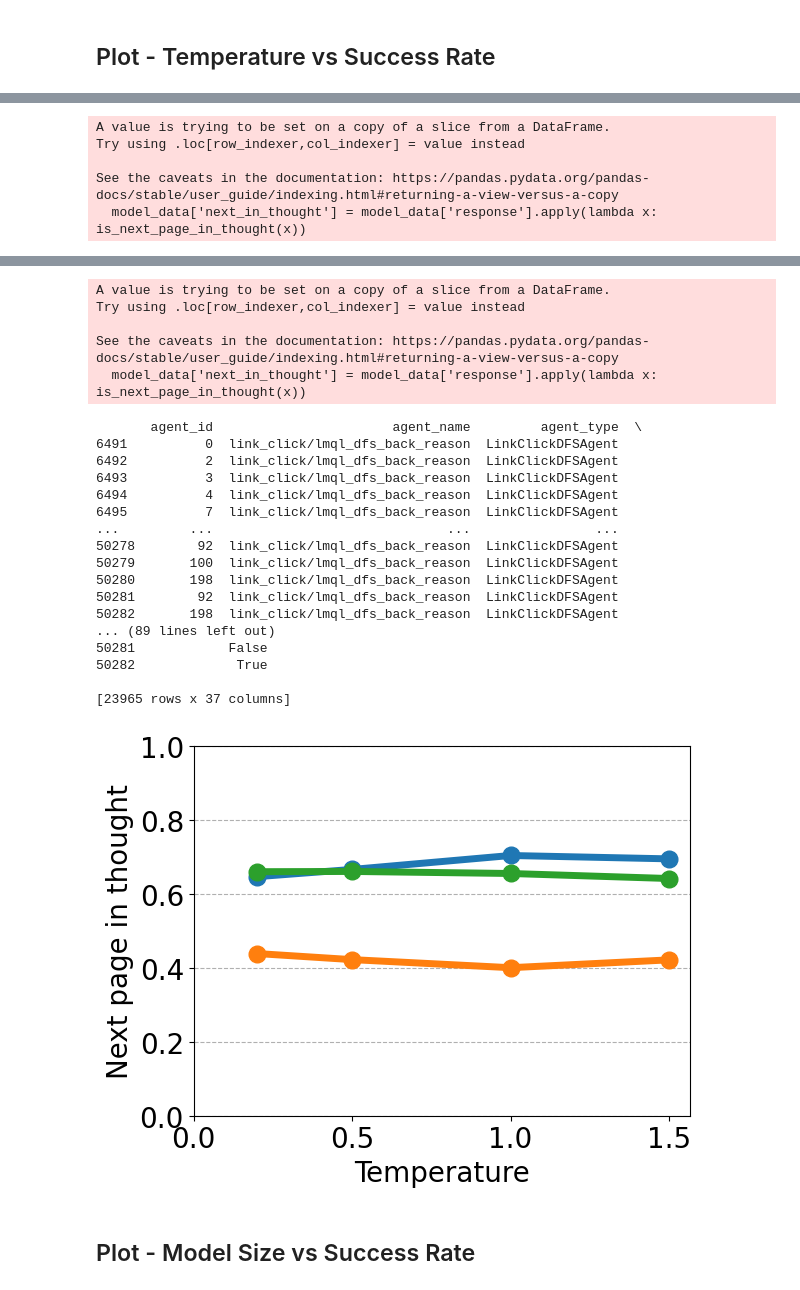
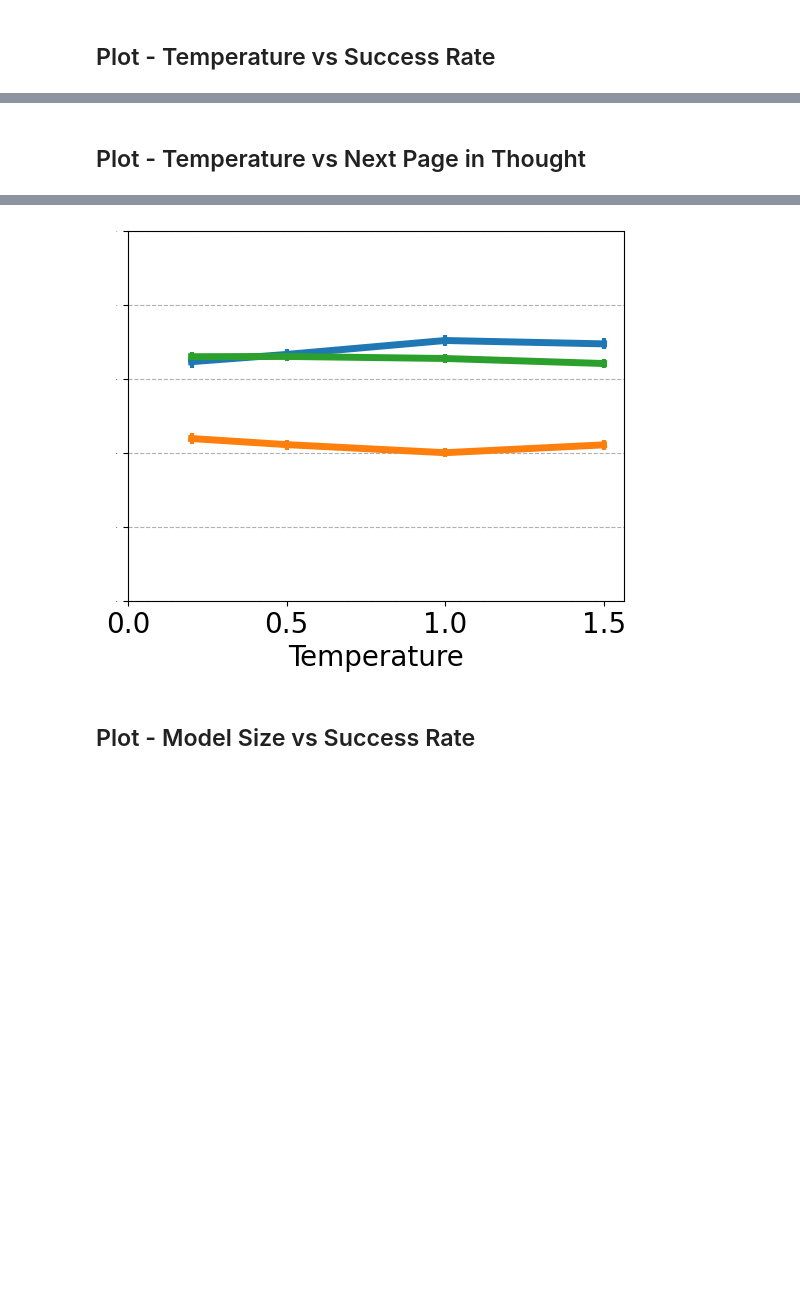
Before and after one commit to au-clan/WikiAgent, a Jupyter notebook: src/notebooks/data_analysis.ipynb, the cells around one changed output, grey strips where cells are left out. Saved outputs shown, nothing was run; the diff lists cells and outputs as text; code cells hidden in the pictures; blank space fills up the shorter version.

Commit message:
more data analysis

```diff
--- a/src/notebooks/data_analysis.ipynb
+++ b/src/notebooks/data_analysis.ipynb
@@ -176,6 +202,7 @@ print(all_runs_df.columns)
       dtype='object')
 # %%
 success_df = all_runs_df.query("is_finished==True").groupby(['model.model_name', 'agent.fewshot', 'agent.agent_name', 'prompting']).agg({'success':'mean'}).reset_index()
+success_df['error'] = 1.96*all_runs_df.query("is_finished==True").groupby(['model.model_name', 'agent.fewshot', 'agent.agent_name', 'prompting']).agg({'success':'sem'}).reset_index()['success']
 
 # Get unique model names and prompting types
 # order the models by unconstrained success
@@ -202,7 +229,7 @@ for i, model in enumerate(models):
     if model=='gpt-3.5-turbo-1106':
         # only plot the unconstrained
         positions = np.arange(1)
-    plt.bar(positions + i * barWidth, model_data['success'], width=barWidth, edgecolor='grey', label=model_names[i])
+    plt.bar(positions + i * barWidth, model_data['success'], yerr=model_data['error'], width=barWidth, edgecolor='grey', label=model_names[i])
 
 # Add features to the plot
 plt.xlabel('Decoding Type', fontsize=fontsize)
@@ -327,6 +386,8 @@ print(all_runs_df.columns)
       dtype='object')
 # %%
-success_df = all_runs_df.query("is_finished==True").groupby(['model.model_name', 'agent.fewshot', 'agent.agent_name', 'prompting']).agg({'success':'mean'}).reset_index()
+success_df = all_runs_df.query("is_finished==True").groupby(['model.model_name', 'agent.fewshot', 'agent.agent_name', 'prompting']).agg({'success':['mean', 'sem']}).reset_index()
+success_df['error'] = success_df['success']['sem']*1.96
+
 
 # Visual settings
 fontsize=25
@@ -353,7 +414,9 @@ for i, model in enumerate(models):
     model_data = success_df[success_df['model.model_name'] == model]
     for j,prompting_type in enumerate(prompting_types):
         model_data_prompting = model_data[model_data['prompting'] == prompting_type]
-        ax.plot(model_data_prompting['agent.fewshot'], model_data_prompting['success'], label=prompting_type_names[j], marker='o', markersize=markersize, linewidth=linewidth)
+        # ax.plot(model_data_prompting['agent.fewshot'], model_data_prompting['success'], label=prompting_type_names[j], marker='o', markersize=markersize, linewidth=linewidth)
+        # plot error bars
+        ax.errorbar(model_data_prompting['agent.fewshot'], model_data_prompting['success']['mean'], yerr=model_data_prompting['error'], label=prompting_type_names[j],markersize=markersize, linewidth=linewidth, elinewidth=linewidth-2)
 
     ax.set_xlabel('Few-shot', fontsize=fontsize)
     if i == 0:
@@ -400,7 +463,9 @@ folders += [folder for folder in glob(os.path.join(LOGS_PATH, "multiruns/hyper_1
 folders += [folder for folder in glob(os.path.join(LOGS_PATH, "multiruns/hyper_1_2/2023-12-18_19-03-33/*/"))] #llama 7b const
 folders += [folder for folder in glob(os.path.join(LOGS_PATH, "multiruns/hyper_2/2023-12-21_10-44-46/*/"))] #llama 13b const
 
-
+fontsize=15
+linewidth=4
+markersize=12
 
 identifiers = ['model.model_name','agent.fewshot','agent.agent_name']
 
@@ -429,12 +494,8 @@ for i, model in enumerate(models):
     # a series of booleans, each boolean is whether the next page is in the thought
     model_data['next_in_thought'] = model_data['response'].apply(lambda x: is_next_page_in_thought(x))
 
-    # plot a line of the percentage of times the next page is in the thought vs fewshot
-    print(model_data)
-    if model=='gpt-3.5-turbo-1106':
-        plt.plot(model_data.groupby('agent.fewshot').agg({'next_in_thought':'mean'}), label=model_names[i], marker='*', markersize=markersize+4, linewidth=0)
-    else:
-        plt.plot(model_data.groupby('agent.fewshot').agg({'next_in_thought':'mean'}), label=model_names[i], marker='o', markersize=markersize, linewidth=linewidth)
+    # plot error bars
+    plt.errorbar(model_data.groupby('agent.fewshot').agg({'next_in_thought':'mean'}).index, model_data.groupby('agent.fewshot').agg({'next_in_thought':'mean'})['next_in_thought'], yerr=model_data.groupby('agent.fewshot').agg({'next_in_thought':'sem'})['next_in_thought']*1.96, label=model_names[i], elinewidth=linewidth-2, linewidth=linewidth)
 
 plt.xlabel('Few-shot', fontsize=fontsize+5)
 plt.ylabel('Next page in thought', fontsize=fontsize+5)
@@ -596,7 +610,8 @@ print(all_runs_df.columns)
        'model.temperature', 'agent.agent_name', 'run_id', 'prompting'],
       dtype='object')
 # %%
-success_df = all_runs_df.query("is_finished==True").groupby(['model.model_name', 'model.temperature', 'agent.agent_name', 'prompting']).agg({'success':'mean'}).reset_index()
+success_df = all_runs_df.query("is_finished==True").groupby(['model.model_name', 'model.temperature', 'agent.agent_name', 'prompting']).agg({'success':['mean', 'sem']}).reset_index()
+success_df['error'] = success_df['success']['sem']*1.96
 
 # Visual settings
 fontsize=25
@@ -623,7 +638,7 @@ for i, model in enumerate(models):
     model_data = success_df[success_df['model.model_name'] == model]
     for j,prompting_type in enumerate(prompting_types):
         model_data_prompting = model_data[model_data['prompting'] == prompting_type]
-        ax.plot(model_data_prompting['model.temperature'], model_data_prompting['success'], label=prompting_type_names[j], marker='o', markersize=markersize, linewidth=linewidth)
+        ax.errorbar(model_data_prompting['model.temperature'], model_data_prompting['success']['mean'], yerr=model_data_prompting['error'], label=prompting_type_names[j],markersize=markersize, linewidth=linewidth, elinewidth=linewidth-2)
 
     ax.set_xlabel('Temperature', fontsize=fontsize)
     if i == 0:
@@ -645,3 +660,5 @@ plt.show()
+# %% [markdown]
+## Plot - Temperature vs Next Page in Thought
 # %%
 # get an array of dicts, each dict is the response field of a row in the df, which has to be converted to a dict
 # Specify the paths to the folders containing the runs
@@ -678,18 +695,14 @@ for i, model in enumerate(models):
     # a series of booleans, each boolean is whether the next page is in the thought
     model_data['next_in_thought'] = model_data['response'].apply(lambda x: is_next_page_in_thought(x))
 
-    # plot a line of the percentage of times the next page is in the thought vs fewshot
-    print(model_data)
-    if model=='gpt-3.5-turbo-1106':
-        plt.plot(model_data.groupby('model.temperature').agg({'next_in_thought':'mean'}), label=model_names[i], marker='*', markersize=markersize+4, linewidth=0)
-    else:
-        plt.plot(model_data.groupby('model.temperature').agg({'next_in_thought':'mean'}), label=model_names[i], marker='o', markersize=markersize, linewidth=linewidth)
+    # plot error bars
+    plt.errorbar(model_data.groupby('model.temperature').agg({'next_in_thought':'mean'}).index, model_data.groupby('model.temperature').agg({'next_in_thought':'mean'})['next_in_thought'], yerr=model_data.groupby('model.temperature').agg({'next_in_thought':'sem'})['next_in_thought']*1.96, label=model_names[i], elinewidth=linewidth-2, linewidth=linewidth)
 
 plt.xlabel('Temperature', fontsize=fontsize+5)
-plt.ylabel('Next page in thought', fontsize=fontsize+5)
+# plt.ylabel('Next page in thought', fontsize=fontsize+5)
 plt.grid(axis='y', linestyle='--')
 plt.ylim(0,1)
-plt.yticks(fontsize=fontsize+5)
+plt.yticks(fontsize=0)
 plt.xticks([0,0.5,1,1.5], fontsize=fontsize+5)
 # plt.legend(title='Model', title_fontsize=fontsize, bbox_to_anchor=(1.05, 1), loc='upper left', fontsize=fontsize)
 plt.savefig('plots/hyper_temperature_next_in_thought.pdf', bbox_inches='tight')
@@ -737,5 +742,0 @@ See the caveats in the documentation: https://pandas.pydata.org/pandas-docs/stab
-A value is trying to be set on a copy of a slice from a DataFrame.
-Try using .loc[row_indexer,col_indexer] = value instead
-
-See the caveats in the documentation: https://pandas.pydata.org/pandas-docs/stable/user_guide/indexing.html#returning-a-view-versus-a-copy
-  model_data['next_in_thought'] = model_data['response'].apply(lambda x: is_next_page_in_thought(x))
@@ -759,26 +743,4 @@ See the caveats in the documentation: https://pandas.pydata.org/pandas-docs/stab
-A value is trying to be set on a copy of a slice from a DataFrame.
-Try using .loc[row_indexer,col_indexer] = value instead
-
-See the caveats in the documentation: https://pandas.pydata.org/pandas-docs/stable/user_guide/indexing.html#returning-a-view-versus-a-copy
-  model_data['next_in_thought'] = model_data['response'].apply(lambda x: is_next_page_in_thought(x))
-       agent_id                       agent_name         agent_type  \
-6491          0  link_click/lmql_dfs_back_reason  LinkClickDFSAgent
-6492          2  link_click/lmql_dfs_back_reason  LinkClickDFSAgent
-6493          3  link_click/lmql_dfs_back_reason  LinkClickDFSAgent
-6494          4  link_click/lmql_dfs_back_reason  LinkClickDFSAgent
-6495          7  link_click/lmql_dfs_back_reason  LinkClickDFSAgent
-...         ...                              ...                ...
-50278        92  link_click/lmql_dfs_back_reason  LinkClickDFSAgent
-50279       100  link_click/lmql_dfs_back_reason  LinkClickDFSAgent
-50280       198  link_click/lmql_dfs_back_reason  LinkClickDFSAgent
-50281        92  link_click/lmql_dfs_back_reason  LinkClickDFSAgent
-50282       198  link_click/lmql_dfs_back_reason  LinkClickDFSAgent
-... (89 lines left out)
-50281            False
-50282             True
-
-[23965 rows x 37 columns]
-[figure, old version]
+[figure, new version]
 # %% [markdown]
 ## Plot - Model Size vs Success Rate
 # %%
```
Also changed, not shown: parts of 43 cells of this notebook, 16 other files.
